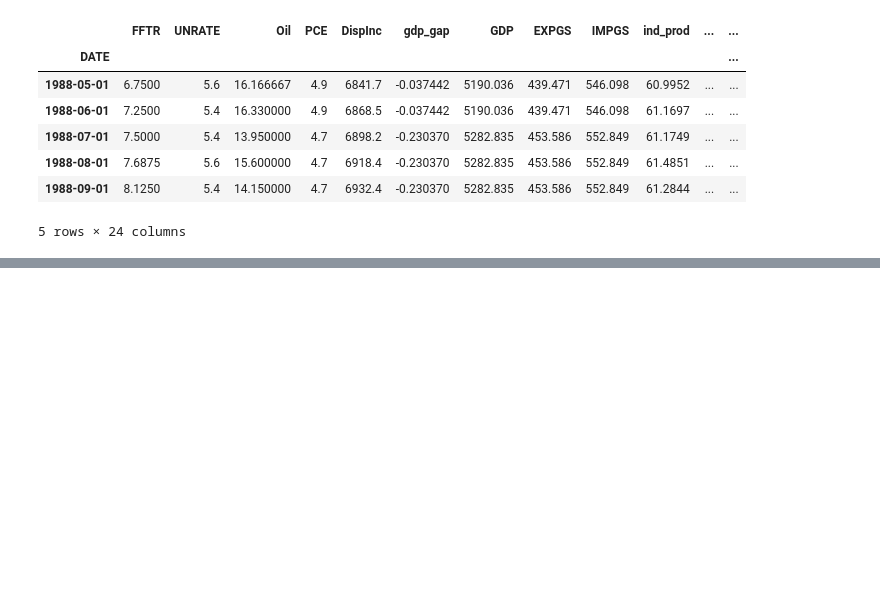
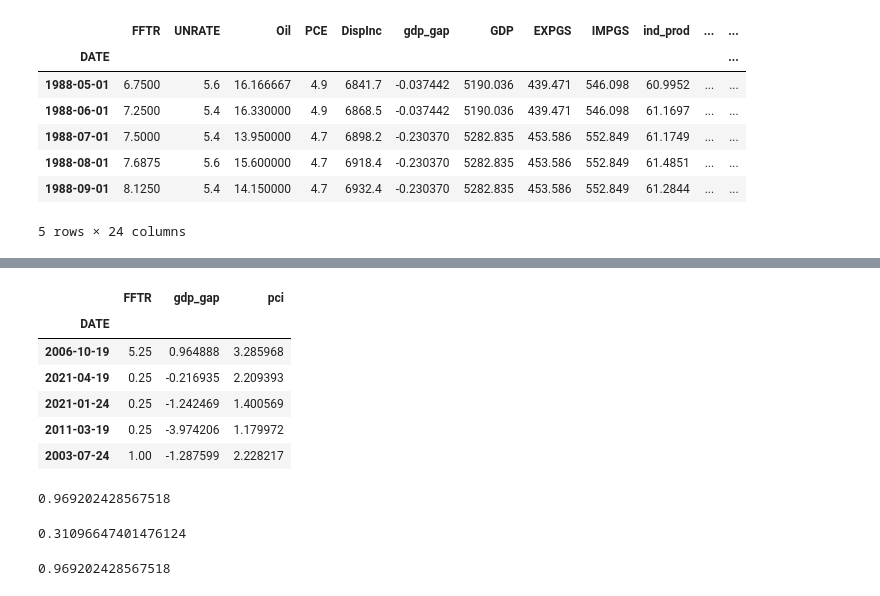
Before and after one commit to Nhunsick/FFTR_Prediction, a Jupyter notebook: Notebooks/random_forest_notebook.ipynb, the cells around one changed output, grey strips where cells are left out. Cells and saved outputs as stored; diff of their text form; code cells hidden in the pictures; blank space fills up the shorter version.

```diff
--- a/Notebooks/random_forest_notebook.ipynb
+++ b/Notebooks/random_forest_notebook.ipynb
@@ -315,0 +280,28 @@ r2_score(y_test_3, y_pred)
+# %%
+X_test_taylor = X_test_3.drop(columns = ['UNRATE', 'Oil', 'PCE', 'DispInc', 'GDP', 'EXPGS', 'IMPGS', 'ind_prod', 'm2', 'm2_velo', 'nasdaq', 'gbp_dollar', 'pct_recession', 'yen_dollar', 'yield_curve', '1_month_back', '2_month_back', '3_month_back'])
+X_test_taylor.head()
+# %% [output]
+|  | FFTR | gdp_gap | pci |
+| DATE |  |  |  |
+| 2006-10-19 | 5.25 | 0.964888 | 3.285968 |
+| 2021-04-19 | 0.25 | -0.216935 | 2.209393 |
+| 2021-01-24 | 0.25 | -1.242469 | 1.400569 |
+| 2011-03-19 | 0.25 | -3.974206 | 1.179972 |
+| 2003-07-24 | 1.00 | -1.287599 | 2.228217 |
+# %%
+linreg = LinearRegression()
+linreg.fit(X_train_taylor, y_train_3)
+y_pred = linreg.predict(X_test_taylor)
+linreg.score(X_test_taylor,y_test_3)
+# %% [output]
+0.969202428567518
+# %%
+MAE = mean_absolute_error(y_test_3,
+                          y_pred)
+MAE
+# %% [output]
+0.31096647401476124
+# %%
+r2_score(y_test_3, y_pred)
+# %% [output]
+0.969202428567518
```
Also changed, not shown: parts of 31 cells of this notebook, 3 other files.
